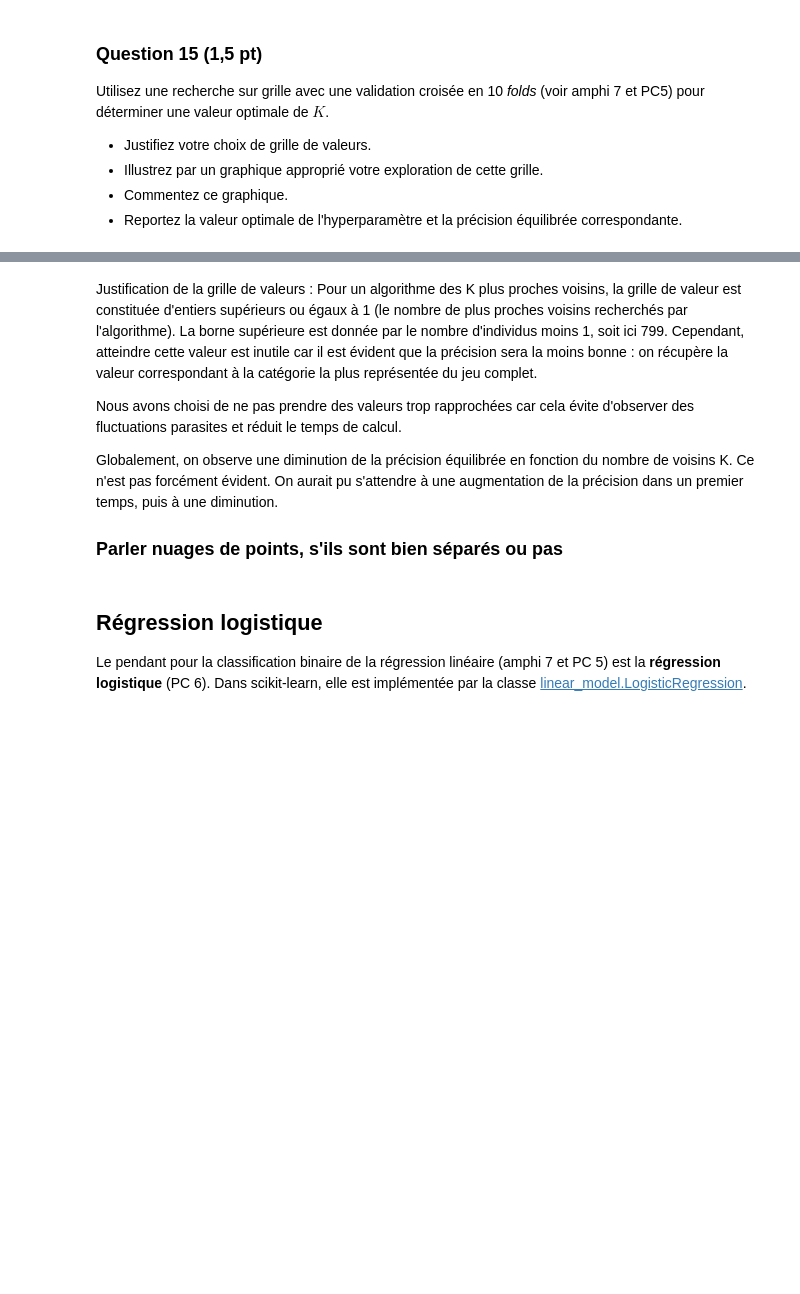
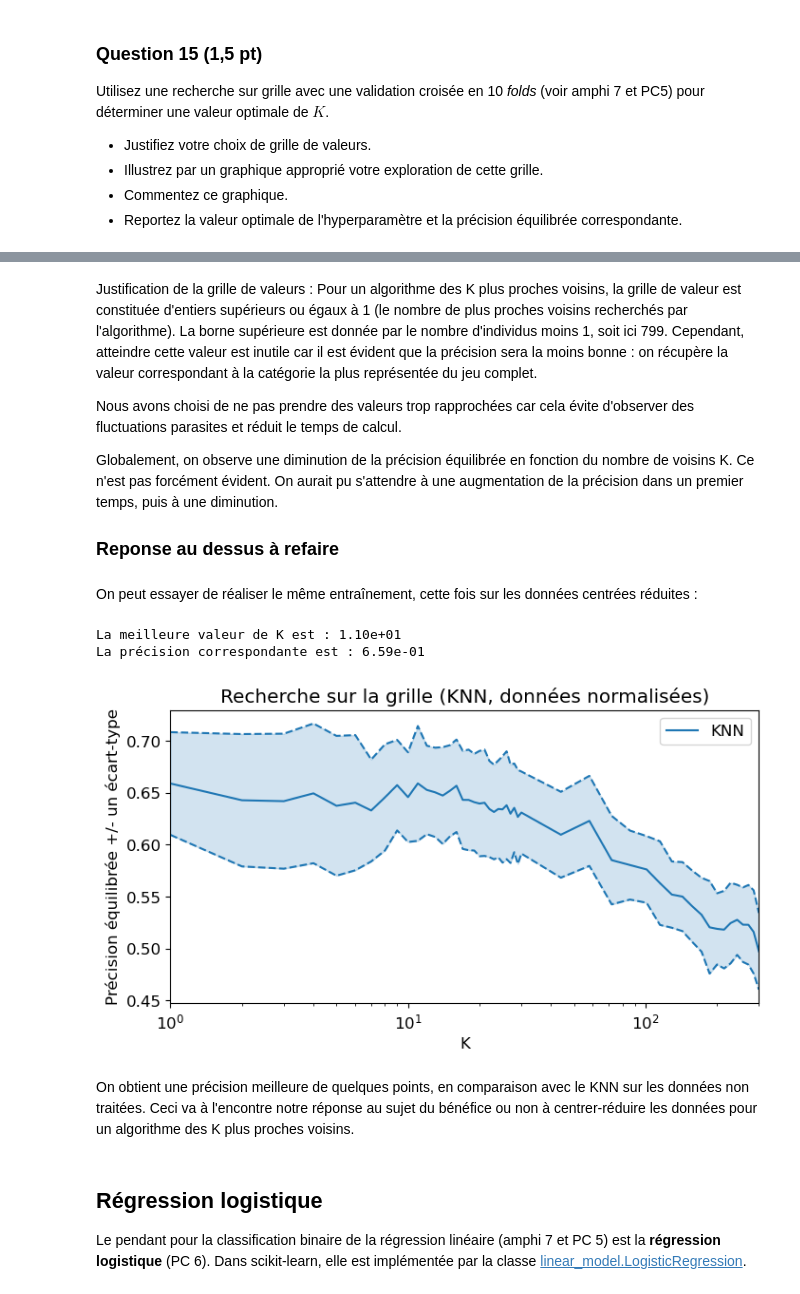
Before and after one commit to maximebailly/sdd_2025, a Jupyter notebook: projet/Projet.ipynb, the cells around one changed output, grey strips where cells are left out. Cells and saved outputs as stored; diff of their text form; code cells hidden in the pictures; blank space fills up the shorter version.

```diff
--- a/projet/Projet.ipynb
+++ b/projet/Projet.ipynb
@@ -363,7 +365,51 @@ Nous avons choisi de ne pas prendre des valeurs trop rapprochées car cela évit
 Globalement, on observe une diminution de la précision équilibrée en fonction du nombre de voisins K. Ce n'est pas forcément évident. On aurait pu s'attendre à une augmentation de la précision dans un premier temps, puis à une diminution.
 
 
-### Parler nuages de points, s'ils sont bien séparés ou pas
+### Reponse au dessus à refaire
+# %% [markdown]
+On peut essayer de réaliser le même entraînement, cette fois sur les données centrées réduites :
+# %%
+# Utiliser la recherche sur grille sur les données pré traitées (centrage-réduction)
+grid.fit(X_train_sc, y_train)
+grid.cv_results_.keys()
+
+plt.figure(figsize=(8, 4))
+
+balanced_accuracy_score = grid.cv_results_['mean_test_score']
+std_error = grid.cv_results_['std_test_score']
+
+
+# afficher les RMSE avec une échelle logarithmique pour les abscisses :
+plt.semilogx(grid.cv_results_['param_n_neighbors'], balanced_accuracy_score,
+             label="KNN", color='tab:blue')
+plt.semilogx(grid.cv_results_['param_n_neighbors'], balanced_accuracy_score + std_error,
+             color='tab:blue', linestyle='dashed')
+plt.semilogx(grid.cv_results_['param_n_neighbors'], balanced_accuracy_score - std_error,
+             color='tab:blue', linestyle='dashed')
+
+# colorer l'espace entre les courbes représentant les écarts-types
+plt.fill_between(K_s, (balanced_accuracy_score + std_error), (balanced_accuracy_score - std_error),
+                 color='tab:blue',
+                 alpha=0.2, # contrôle la transparence
+                )
+
+
+# Mise en forme
+plt.xlabel("K")
+plt.ylabel("Précision équilibrée +/- un écart-type")
+plt.xlim([K_s[0], K_s[-1]])
+plt.title("Recherche sur la grille (KNN, données normalisées)")
+plt.legend(loc='best')
+
+print(f"La meilleure valeur de K est : {grid.best_params_['n_neighbors']:.2e}")
+print(f"La précision correspondante est : {grid.best_score_:.2e}")
+baccuracy_knn_train = grid.best_score_
+# %% [output]
+La meilleure valeur de K est : 1.10e+01
+La précision correspondante est : 6.59e-01
+[figure, added]
+# %% [markdown]
+On obtient une précision meilleure de quelques points, en comparaison avec le KNN sur les données non traitées. Ceci va à l'encontre notre réponse au sujet du bénéfice ou non à centrer-réduire les données pour un algorithme des K plus proches voisins.
 # %% [markdown]
 ## Régression logistique
 Le pendant pour la classification binaire de la régression linéaire (amphi 7 et PC 5) est la __régression logistique__ (PC 6). Dans scikit-learn, elle est implémentée par la classe [linear_model.LogisticRegression](https://scikit-learn.org/stable/modules/generated/sklearn.linear_model.LogisticRegression.html).
```
Also changed, not shown: parts of 24 cells of this notebook.
